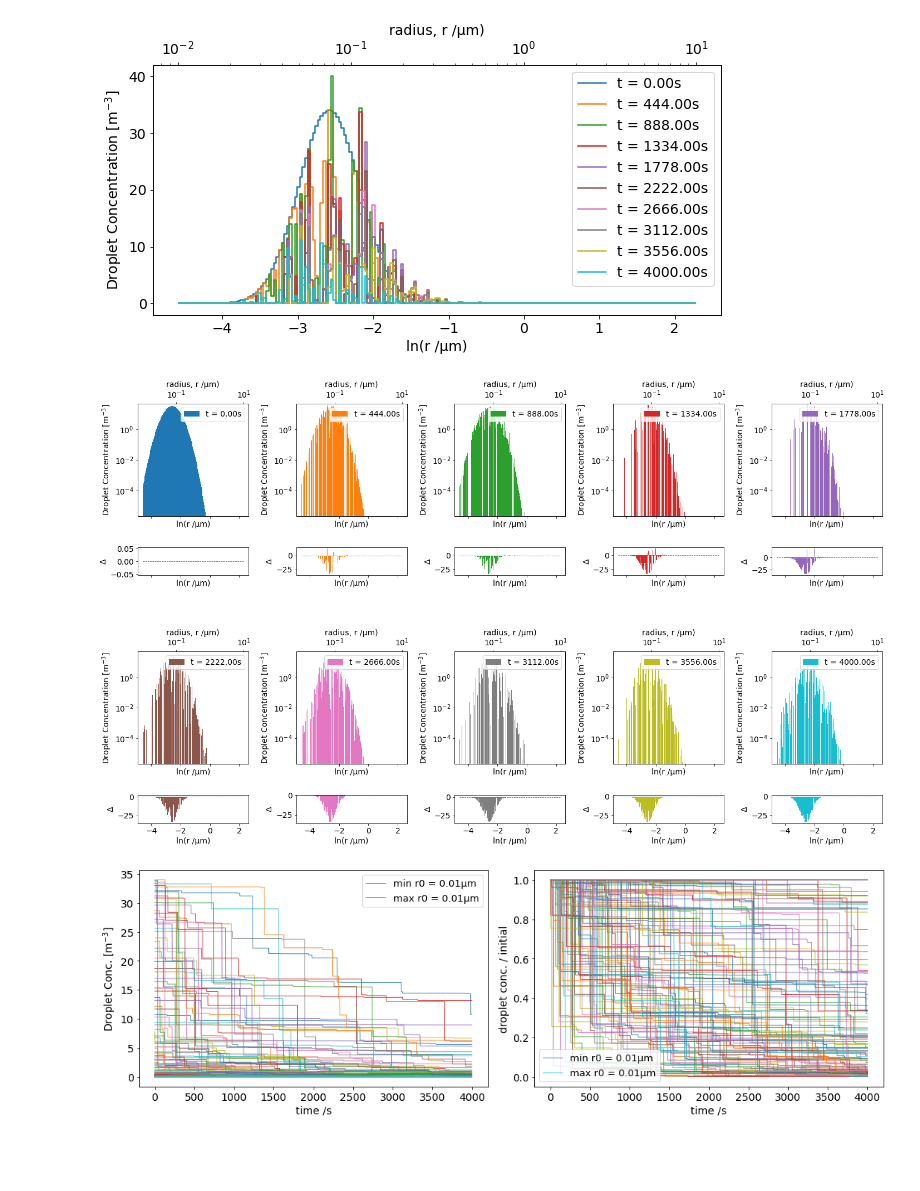
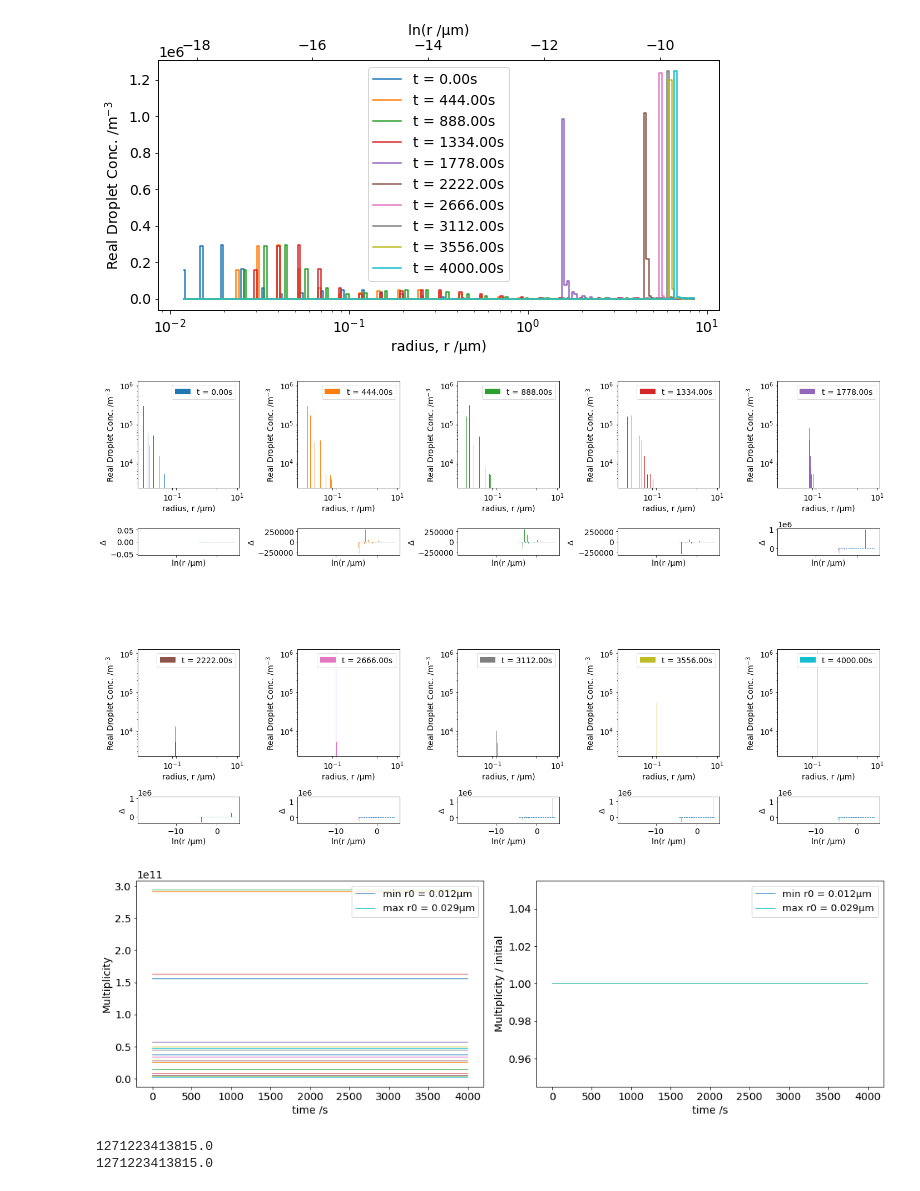
Before and after one commit to yoctoyotta1024/clara-bayley-superdroplets, a Jupyter notebook: plot_csv.ipynb, the cells around one changed output. Drawn from its saved outputs; the diff is of its cells as text; code cells hidden in the pictures; blank space fills up the shorter version.

Commit message:
plotting of lnR distributions now contains in common_pyfuncs module

```diff
--- a/plot_csv.ipynb
+++ b/plot_csv.ipynb
@@ -16,12 +16,14 @@ MCONSTS["RGAS_V"]     = CONSTS["RGAS_UNIV"]/CONSTS["MR_WATER"]
 MCONSTS["RHO0"]       = CONSTS["P0"]/MCONSTS["RGAS_DRY"]*CONSTS["TEMP0"]
 MCONSTS["CP0"]        = CONSTS["CP_DRY"]
 MCONSTS["MR0"]        = CONSTS["MR_DRY"]
-MCONSTS["Mr_ratio"]     = CONSTS["MR_WATER"]/CONSTS["MR_DRY"]
+MCONSTS["Mr_ratio"]   = CONSTS["MR_WATER"]/CONSTS["MR_DRY"]
+INITS["nsupers"]      = int(INITS["nsupers"])
 
 print("---- Additional Constants Derived -----")
 for c in MCONSTS:
   print(c, "=", MCONSTS[c])
-nsupers = INITS["nsupers"] = int(INITS["nsupers"])
+parcel_vol = INITS["iVol"]                         #parcel volume [m]
+nsupers    = int(INITS["nsupers"])                 # no. of distinct superdrops (different initial radii (evenly spaced between ln(rspan))
 print("---------------------------------------------")
 # %% [output]
 ---- Constants read from  ./constants.hpp -----
@@ -354,18 +314,18 @@ nbins = 200
 rspan = [np.amin(r), np.amax(r)]
 tplt = np.linspace(t[0], t[-1], nplts)
 #tplt = np.linspace(1650, 1750, nplts)
+linear_twinax(ax, np.log(r[0,:]), eps[0,:]/parcel_vol)
 for i in range(nplts):
     ind = np.argmin(abs(t-tplt[i]))
     tlab = 't = {:.2f}s'.format(t[ind])
     c = 'C'+str(i)
-    plot_histogram(ax, r[ind,:], eps[ind,:], rspan,
-            nbins, lab=tlab, step=True, c='C'+str(i))
-linear_twinax(ax, np.log(r[0,:]), eps[0,:])
+    logr_distribution(rspan, nbins, r[ind,:], eps[ind,:]/parcel_vol, ax=ax,
+        step=True, lab=tlab, c='C'+str(i), ylab="Real Droplet Conc. /m$^{-3}$")
 #ax.set_yscale('log')
 ax.legend()
 plt.tight_layout()
 # %% [output]
-[figure, old version]
+[figure, new version]
 # %%
 nplts = 10
 nbins = 200
@@ -373,7 +333,8 @@ rspan = [np.amin(r), np.amax(r)]
 tplt = np.linspace(t[0], t[-1], nplts)
 #tplt = np.linspace(1650, 1750, nplts)
 ncols = 5
-hist0, hedgs0 = plot_histogram(None, r[0,:], eps[0,:], rspan, nbins)
+hist0, hedgs0 = logr_distribution(rspan, nbins, r[0,:], eps[0,:]/parcel_vol)
+
 gd = dict(width_ratios=[1]*ncols, height_ratios=[8,2,1,8,2],)
 fig, axs = plt.subplots(ncols=5, nrows=5,
             figsize=(20,12), gridspec_kw=gd, sharex=True)
@@ -383,9 +344,8 @@ def histogram_subplot(axa, tplt, c, rspan, nbins, t, r, eps):
 
     ind = np.argmin(abs(t-tplt))
     tlab = 't = {:.2f}s'.format(t[ind])
-
-    hist, hedgs = plot_histogram(axa, r[ind,:], eps[ind,:],
-                                    rspan, nbins, tlab, c)
+    hist, hedgs = logr_distribution(rspan, nbins, r[ind,:], eps[ind,:]/parcel_vol, ax=axa,
+        lab=tlab, c=c, ylab="Real Droplet Conc. /m$^{-3}$")
     axa.set_yscale('log')
     axa.set_xlabel(None)
 
@@ -434,37 +394,39 @@ for rw in [0,3]:
 plt.tight_layout()
 #plt.savefig("SDdistribution.png", dpi=400, bbox_inches="tight", facecolor='w')
 # %% [output]
-[figure, old version]
+[figure, new version]
 # %%
 ### plots of droplet epsilon changes
 fig, [ax1, ax2] = plt.subplots(nrows=1, ncols=2, figsize=(15, 5))
 labs = ['{:.2g}\u03BCm'.format(r*1e6) for r in r[:,0]]
 for i in range(nsupers):
     label = None
     if i == 0:
         label = 'min r0 = '+labs[i]
     elif i == nsupers-1:
         label = 'max r0 = '+labs[i]
     ax1.plot(t, eps[:,i], linewidth=0.8, label=label)
 ax1.set_xlabel('time /s')
-ax1.set_ylabel('Droplet Conc. [m$^{-3}$]')
+ax1.set_ylabel('Multiplicity')
 #ax1.set_yscale('log')
 ax1.legend(fontsize=13)
 
 for i in range(nsupers):
     label = None
     if i == 0:
         label = 'min r0 = '+labs[i]
     elif i == nsupers-1:
         label = 'max r0 = '+labs[i]
     ax2.plot(t, eps[:,i]/eps[0,i], linewidth=0.8, label=label) #,color=cols[i])
 
 ax2.set_xlabel('time /s')
-ax2.set_ylabel('droplet conc. / initial')
+ax2.set_ylabel('Multiplicity / initial')
 #ax2.set_yscale('log')
 ax2.legend(fontsize=13)
 
 plt.tight_layout()
 plt.show()
 # %% [output]
-[figure, old version]
+[figure, new version]
+1271223413815.0
+1271223413815.0
```
Also changed, not shown: parts of 10 cells of this notebook, 16 other files.
